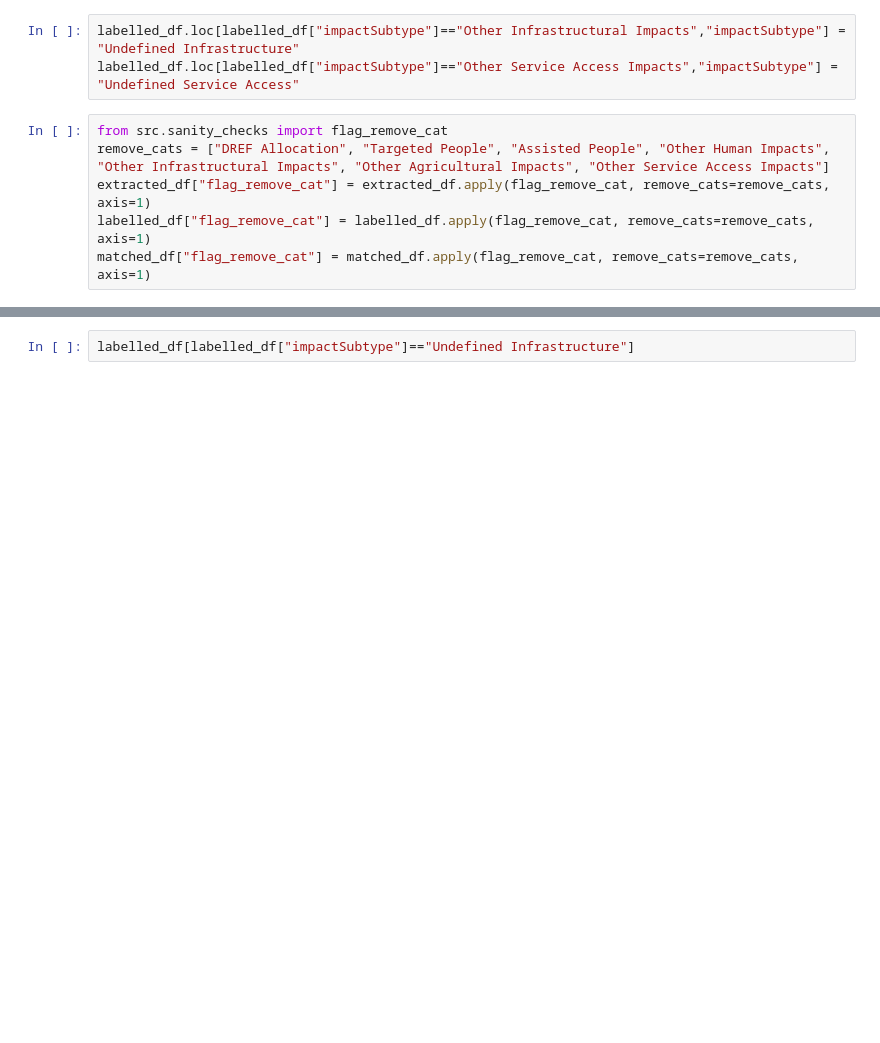
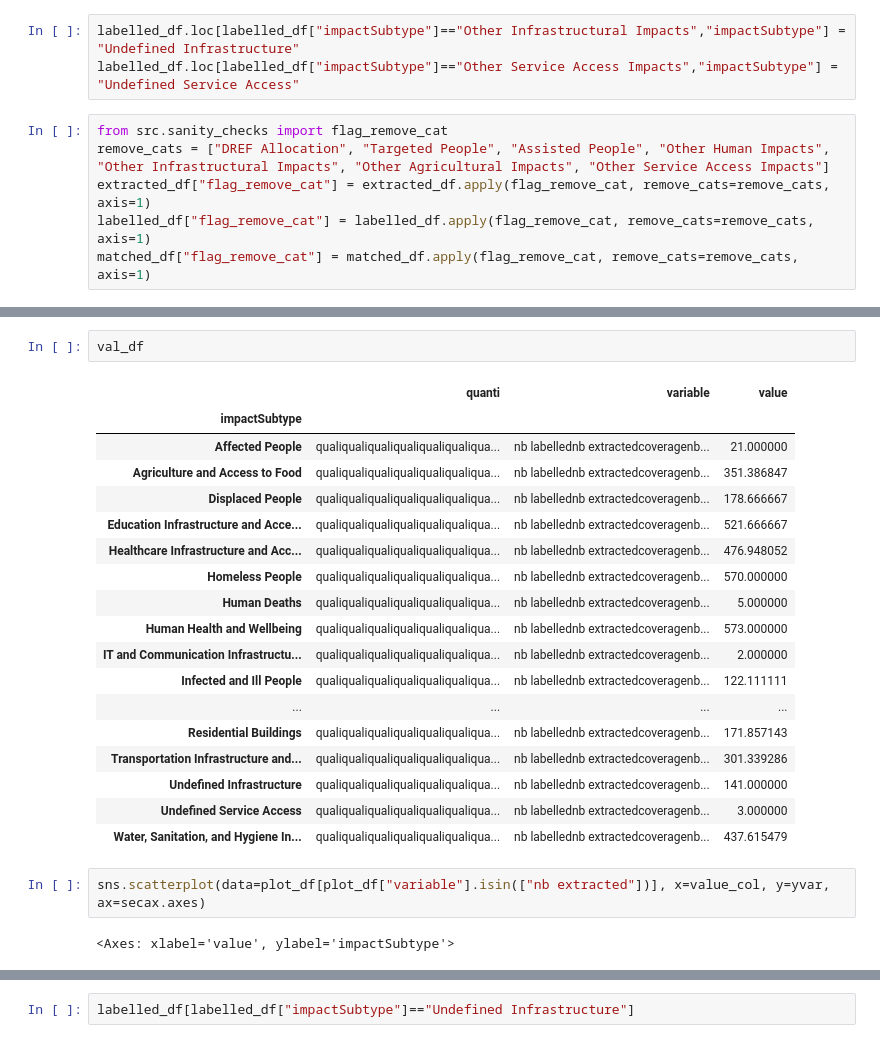
Before and after one commit to luseverin/ROUGE_database, a Jupyter notebook: notebooks/coverage_results.ipynb, the cells around one changed output, grey strips where cells are left out. Saved outputs shown, nothing was run; the diff lists cells and outputs as text; blank space fills up the shorter version.

```diff
--- a/notebooks/coverage_results.ipynb
+++ b/notebooks/coverage_results.ipynb
@@ -288,0 +372,25 @@ fig.savefig(DATA_FIGURE / f"coverage_matches_by_{yvar}_{subplot_col}_vth-{value_
+# %%
+val_df
+# %% [output]
+|  | quanti | variable | value |
+| impactSubtype |  |  |  |
+| Affected People | qualiqualiqualiqualiqualiqualiqua... | nb labellednb extractedcoveragenb... | 21.000000 |
+| Agriculture and Access to Food | qualiqualiqualiqualiqualiqualiqua... | nb labellednb extractedcoveragenb... | 351.386847 |
+| Displaced People | qualiqualiqualiqualiqualiqualiqua... | nb labellednb extractedcoveragenb... | 178.666667 |
+| Education Infrastructure and Acce... | qualiqualiqualiqualiqualiqualiqua... | nb labellednb extractedcoveragenb... | 521.666667 |
+| Healthcare Infrastructure and Acc... | qualiqualiqualiqualiqualiqualiqua... | nb labellednb extractedcoveragenb... | 476.948052 |
+| Homeless People | qualiqualiqualiqualiqualiqualiqua... | nb labellednb extractedcoveragenb... | 570.000000 |
+| Human Deaths | qualiqualiqualiqualiqualiqualiqua... | nb labellednb extractedcoveragenb... | 5.000000 |
+| Human Health and Wellbeing | qualiqualiqualiqualiqualiqualiqua... | nb labellednb extractedcoveragenb... | 573.000000 |
+| IT and Communication Infrastructu... | qualiqualiqualiqualiqualiqualiqua... | nb labellednb extractedcoveragenb... | 2.000000 |
+| Infected and Ill People | qualiqualiqualiqualiqualiqualiqua... | nb labellednb extractedcoveragenb... | 122.111111 |
+| ... | ... | ... | ... |
+| Residential Buildings | qualiqualiqualiqualiqualiqualiqua... | nb labellednb extractedcoveragenb... | 171.857143 |
+| Transportation Infrastructure and... | qualiqualiqualiqualiqualiqualiqua... | nb labellednb extractedcoveragenb... | 301.339286 |
+| Undefined Infrastructure | qualiqualiqualiqualiqualiqualiqua... | nb labellednb extractedcoveragenb... | 141.000000 |
+| Undefined Service Access | qualiqualiqualiqualiqualiqualiqua... | nb labellednb extractedcoveragenb... | 3.000000 |
+| Water, Sanitation, and Hygiene In... | qualiqualiqualiqualiqualiqualiqua... | nb labellednb extractedcoveragenb... | 437.615479 |
+# %%
+sns.scatterplot(data=plot_df[plot_df["variable"].isin(["nb extracted"])], x=value_col, y=yvar, ax=secax.axes)
+# %% [output]
+<Axes: xlabel='value', ylabel='impactSubtype'>
```
Also changed, not shown: parts of 20 cells of this notebook.
